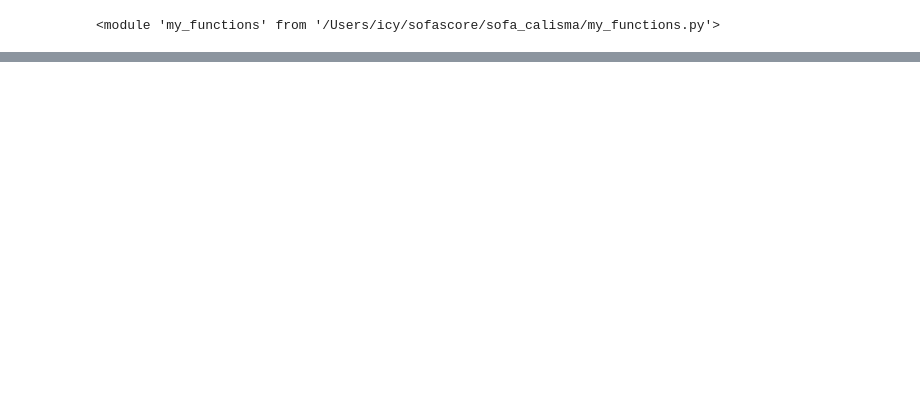
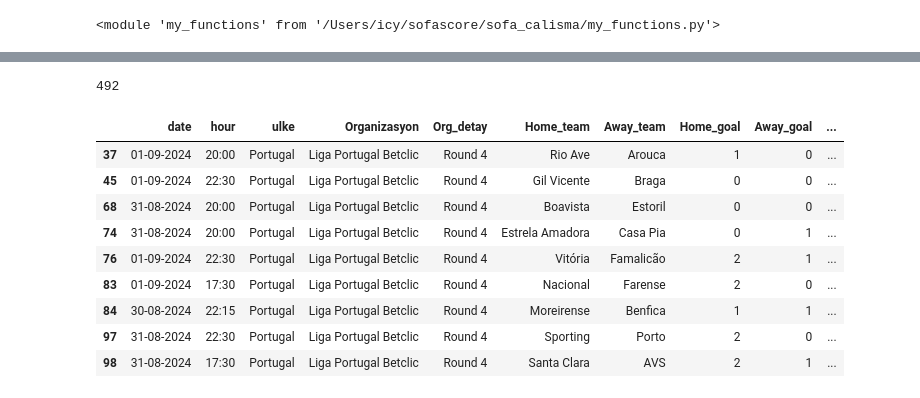
Before and after one commit to jesustr/sofa_calisma, a Jupyter notebook: calisma.ipynb, the cells around one changed output, grey strips where cells are left out. Drawn from its saved outputs; the diff is of its cells as text; code cells hidden in the pictures; blank space fills up the shorter version.

```diff
--- a/calisma.ipynb
+++ b/calisma.ipynb
@@ -98,0 +44,2 @@ df['ball_possession_away'].corr(df['corner_kicks_away'])
+# %%
+df_deneme = pd.read_json('/Users/icy/Desktop/scrapping_scrapy_football/football/football/spiders/week_matches.json', convert_dates= False)
@@ -98,0 +77,17 @@ df['ball_possession_away'].corr(df['corner_kicks_away'])
+# %%
+df_deneme.isnull().sum().sum()
+# %% [output]
+492
+# %%
+df_deneme[df_deneme.Organizasyon == 'Liga Portugal Betclic']
+# %% [output]
+|  | date | hour | ulke | Organizasyon | Org_detay | Home_team | Away_team | Home_goal | Away_goal | ... |
+| 37 | 01-09-2024 | 20:00 | Portugal | Liga Portugal Betclic | Round 4 | Rio Ave | Arouca | 1 | 0 | ... |
+| 45 | 01-09-2024 | 22:30 | Portugal | Liga Portugal Betclic | Round 4 | Gil Vicente | Braga | 0 | 0 | ... |
+| 68 | 31-08-2024 | 20:00 | Portugal | Liga Portugal Betclic | Round 4 | Boavista | Estoril | 0 | 0 | ... |
+| 74 | 31-08-2024 | 20:00 | Portugal | Liga Portugal Betclic | Round 4 | Estrela Amadora | Casa Pia | 0 | 1 | ... |
+| 76 | 01-09-2024 | 22:30 | Portugal | Liga Portugal Betclic | Round 4 | Vitória | Famalicão | 2 | 1 | ... |
+| 83 | 01-09-2024 | 17:30 | Portugal | Liga Portugal Betclic | Round 4 | Nacional | Farense | 2 | 0 | ... |
+| 84 | 30-08-2024 | 22:15 | Portugal | Liga Portugal Betclic | Round 4 | Moreirense | Benfica | 1 | 1 | ... |
+| 97 | 31-08-2024 | 22:30 | Portugal | Liga Portugal Betclic | Round 4 | Sporting | Porto | 2 | 0 | ... |
+| 98 | 31-08-2024 | 17:30 | Portugal | Liga Portugal Betclic | Round 4 | Santa Clara | AVS | 2 | 1 | ... |
```
Also changed, not shown: parts of 21 cells of this notebook, 7 other files.
